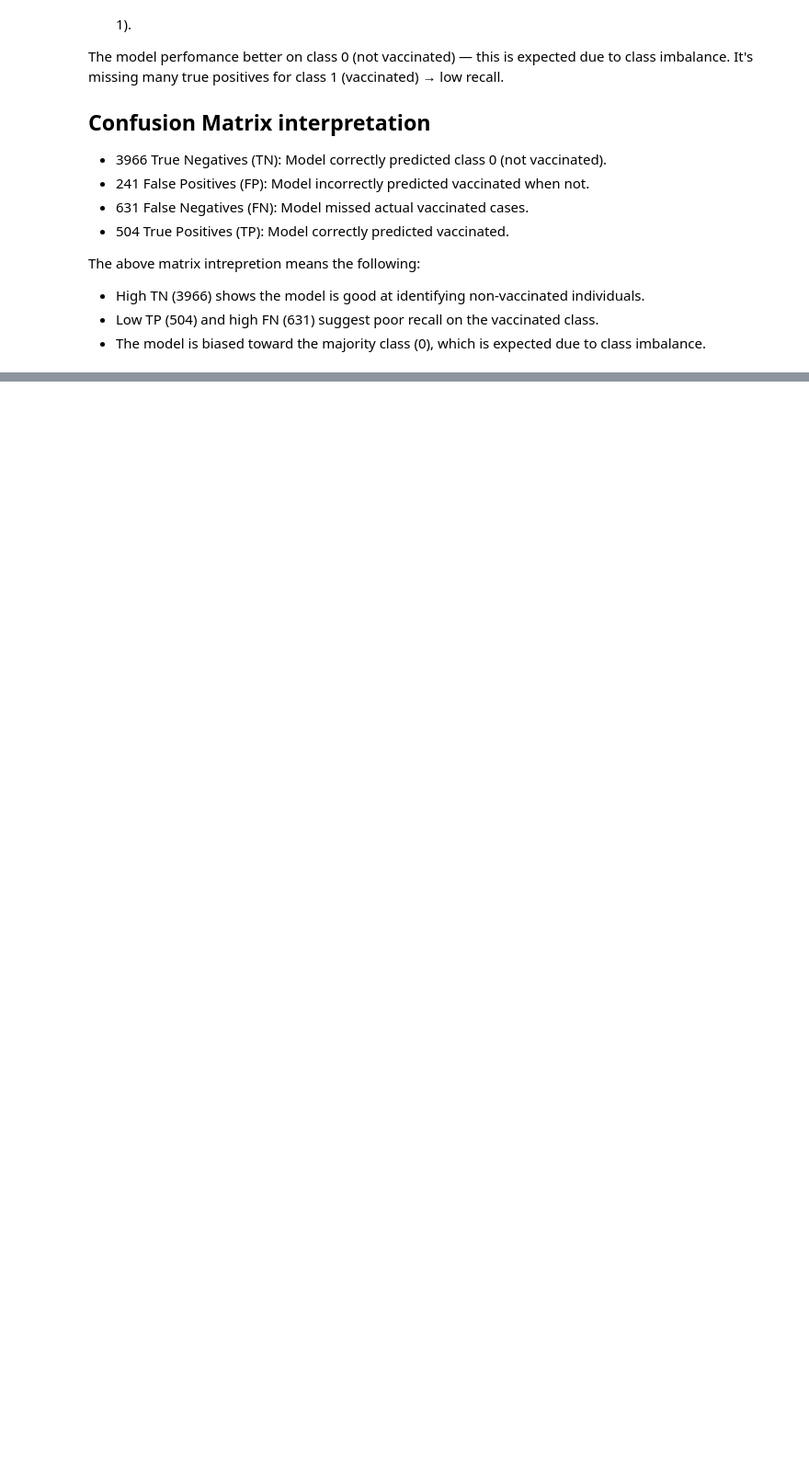
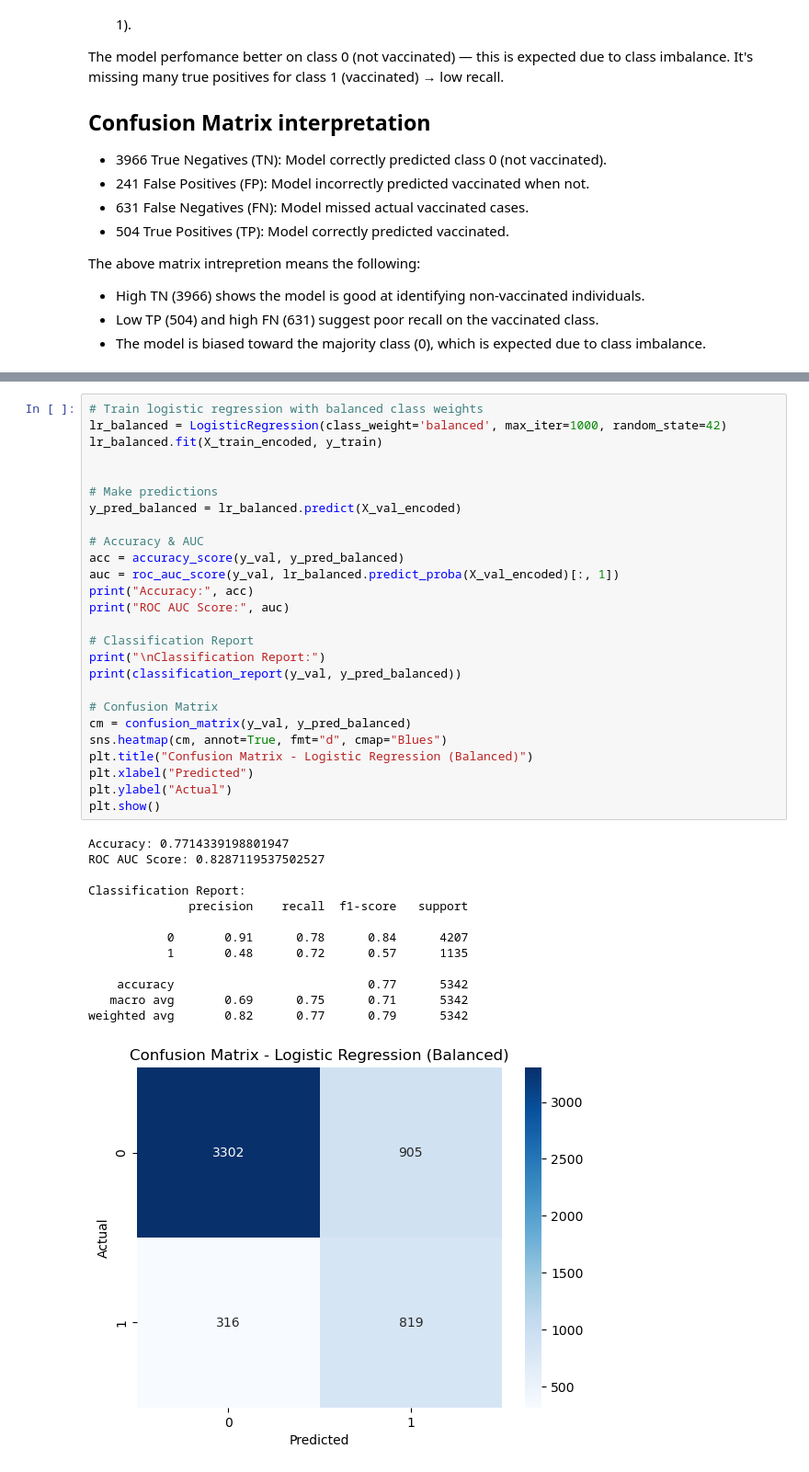
Before and after one commit to Irene-coder-dot/predicting_H1N1_targetvariable, a Jupyter notebook: H1N1_predict.ipynb, the cells around one changed output, grey strips where cells are left out. Shown at 92% size. Cells and saved outputs as stored; diff of their text form; blank space fills up the shorter version.

Commit message:
Modify Logistic Regression to handle class imbalance

```diff
--- a/H1N1_predict.ipynb
+++ b/H1N1_predict.ipynb
@@ -315,0 +320,40 @@ The above matrix intrepretion means the following:
+# %%
+# Train logistic regression with balanced class weights
+lr_balanced = LogisticRegression(class_weight='balanced', max_iter=1000, random_state=42)
+lr_balanced.fit(X_train_encoded, y_train)
+
+
+# Make predictions
+y_pred_balanced = lr_balanced.predict(X_val_encoded)
+
+# Accuracy & AUC
+acc = accuracy_score(y_val, y_pred_balanced)
+auc = roc_auc_score(y_val, lr_balanced.predict_proba(X_val_encoded)[:, 1])
+print("Accuracy:", acc)
+print("ROC AUC Score:", auc)
+
+# Classification Report
+print("\nClassification Report:")
+print(classification_report(y_val, y_pred_balanced))
+
+# Confusion Matrix
+cm = confusion_matrix(y_val, y_pred_balanced)
+sns.heatmap(cm, annot=True, fmt="d", cmap="Blues")
+plt.title("Confusion Matrix - Logistic Regression (Balanced)")
+plt.xlabel("Predicted")
+plt.ylabel("Actual")
+plt.show()
+# %% [output]
+Accuracy: 0.7714339198801947
+ROC AUC Score: 0.8287119537502527
+
+Classification Report:
+              precision    recall  f1-score   support
+
+           0       0.91      0.78      0.84      4207
+           1       0.48      0.72      0.57      1135
+
+    accuracy                           0.77      5342
+   macro avg       0.69      0.75      0.71      5342
+weighted avg       0.82      0.77      0.79      5342
+[figure, added]
```
Also changed, not shown: parts of 3 cells of this notebook.
